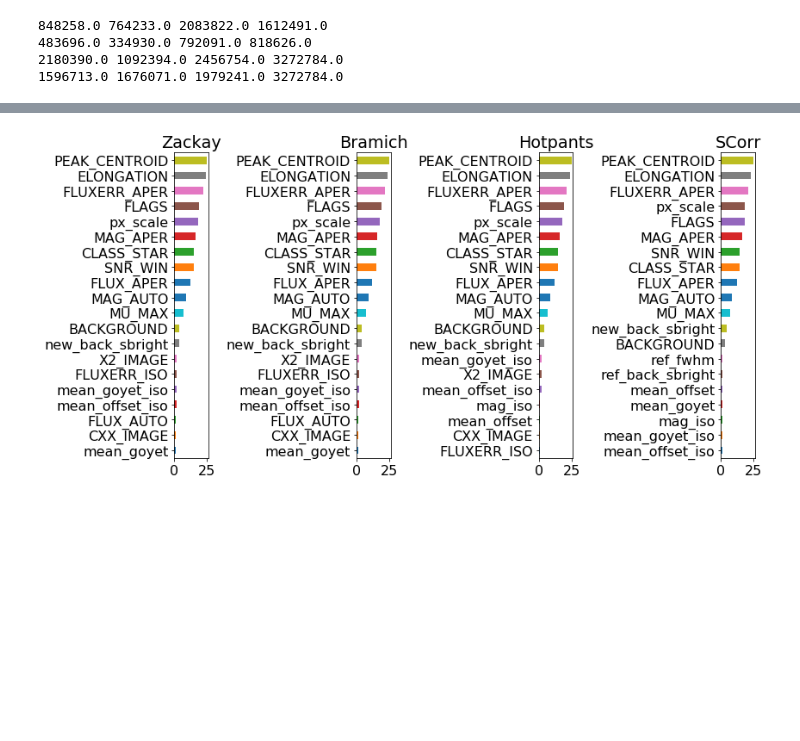
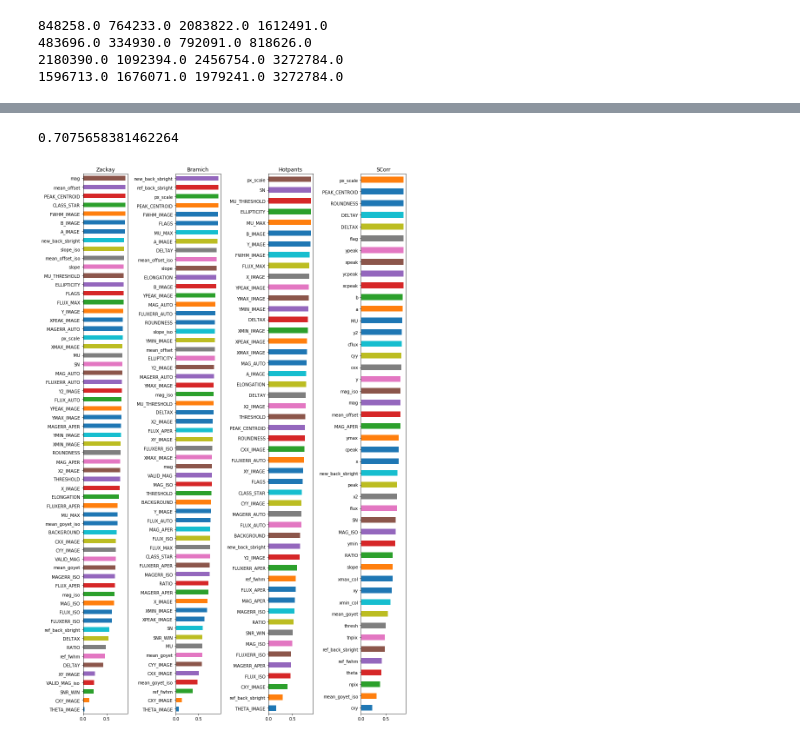
Before and after one commit to BrunoSanchez/RBMLearning, a Jupyter notebook: piramid/ml_analysis.ipynb, the cells around one changed output, grey strips where cells are left out. Saved outputs shown, nothing was run; the diff lists cells and outputs as text; code cells hidden in the pictures; blank space fills up the shorter version.

```diff
--- a/piramid/ml_analysis.ipynb
+++ b/piramid/ml_analysis.ipynb
@@ -982,0 +1505,25 @@ def franking(rfsigs):
+# %%
+zps_knsigs = load('./plots/new_ml_zps_parallel/svm_fsel_zps.joblib')
+ois_knsigs = load('./plots/new_ml_ois_parallel/svm_fsel_ois.joblib')
+sps_knsigs = load('./plots/new_ml_sps_parallel/svm_fsel_sps.joblib')
+hot_knsigs = load('./plots/new_ml_hot_parallel/svm_fsel_hot.joblib')
+# %%
+zps_knscores = load('./plots/new_ml_zps_parallel/svm_fsel_ranking_zps.joblib')
+ois_knscores = load('./plots/new_ml_ois_parallel/svm_fsel_ranking_ois.joblib')
+sps_knscores = load('./plots/new_ml_sps_parallel/svm_fsel_ranking_sps.joblib')
+hot_knscores = load('./plots/new_ml_hot_parallel/svm_fsel_ranking_hot.joblib')
+# %%
+def franking(fsel, fscores):
+    #sels = list(itertools.chain(*fsel))
+    #print(sels)
+    counts = pd.DataFrame(np.zeros(len(np.unique(fscores[0][0]))),
+                       index=np.unique(fscores[0][0]), dtype=int)
+    for i in range(27):
+        sels = fsel[i]
+        scores = pd.DataFrame(np.array(fscores[i]).T,
+                              columns=['features', 'rank', 'score'])
+        for asel in sels:
+            #import ipdb; ipdb.set_trace()
+            counts.loc[asel] += scores.loc[scores['features']==asel].score.values[0]
+
+    return counts/27.
@@ -983 +1536,5 @@ def franking(rfsigs):
+# %%
+t1.loc[t1['features']==zps_knsigs[0][0]].score.values[0]
+# %% [output]
+0.7075658381462264
 # %%
@@ -985,21 +1548,22 @@ counts = franking(zps_rfsigs)
 # %%
-plt.figure(figsize=(12,6))
+plt.figure(figsize=(12,18))
 plt.subplot(141)
-counts = franking(zps_rfsigs)
-counts.sort_values().iloc[-20:].plot.barh(title='Zackay')
+counts = franking(zps_knsigs, zps_knscores)[0]
+counts.sort_values().plot.barh(title='Zackay')
 
 plt.subplot(142)
-counts = franking(ois_rfsigs)
-counts.sort_values().iloc[-20:].plot.barh(title='Bramich')
+counts = franking(ois_knsigs, ois_knscores)[0]
+counts.sort_values().plot.barh(title='Bramich')
 
 plt.subplot(143)
-counts = franking(hot_rfsigs)
-counts.sort_values().iloc[-20:].plot.barh(title='Hotpants')
+counts = franking(hot_knsigs, hot_knscores)[0]
+counts.sort_values().plot.barh(title='Hotpants')
 
 plt.subplot(144)
-counts = franking(sps_rfsigs)
-counts.sort_values().iloc[-20:].plot.barh(title='SCorr')
+counts = franking(sps_knsigs, sps_knscores)[0]
+counts.sort_values().plot.barh(title='SCorr')
 #plt.xticks(rotation=45)
 plt.tight_layout()
+plt.savefig('ranking_svm.png')
 # %% [output]
-[figure, old version]
+[figure, new version]
```
Also changed, not shown: parts of 79 cells of this notebook, 11 other files.
